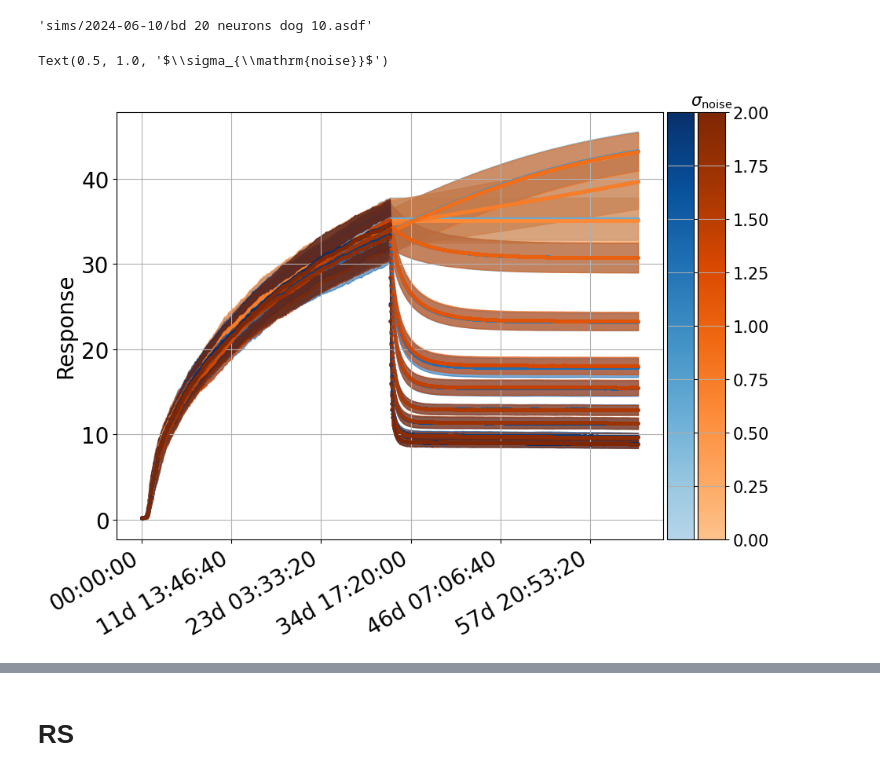
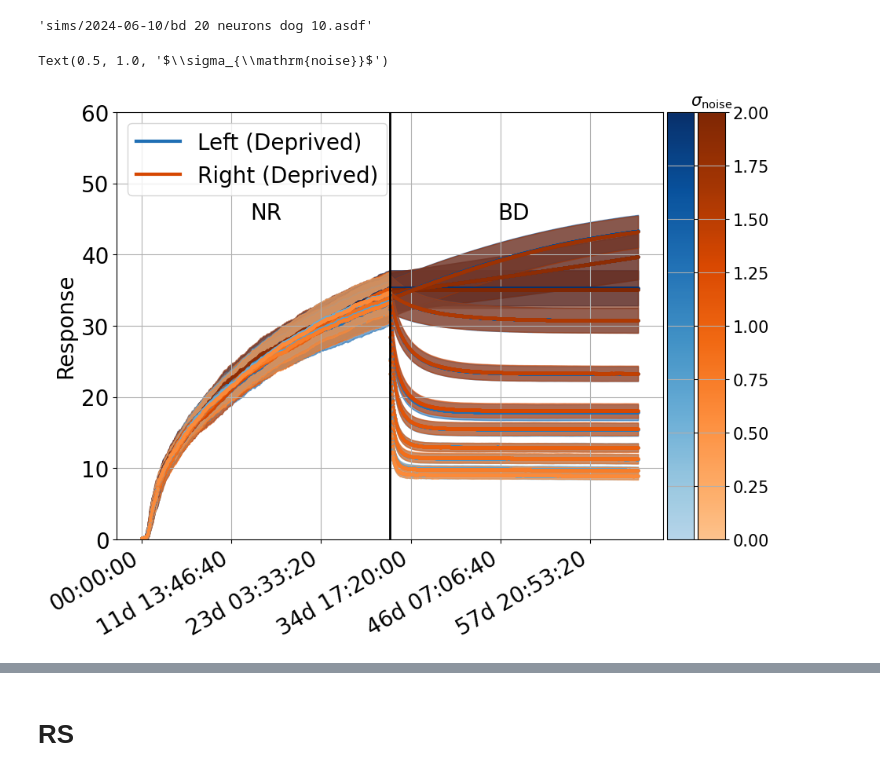
Before and after one commit to bblais/Amblyopia-Simulation, a Jupyter notebook: 2024-06-10 - Plot NR MD BD RS BR.ipynb, the cells around one changed output, grey strips where cells are left out. Saved outputs shown, nothing was run; the diff lists cells and outputs as text; code cells hidden in the pictures.

```diff
--- a/2024-06-10 - Plot NR MD BD RS BR.ipynb
+++ b/2024-06-10 - Plot NR MD BD RS BR.ipynb
@@ -433,37 +447,47 @@ for params in tqdm(all_params):
 
 
 ylabel('Response')
+ylim([0,60])
+
+axvline(x=R.sequence_times[0][-1],color='black', ls='-',lw=2)
+text(mean(R.sequence_times[0]),45,'NR',ha='center')
+text(mean(R.sequence_times[1]),45,'BD',ha='center')
+
+plot([0],[0],'-',color=Blues2(v[5]),label='Left (Deprived)')
+plot([0],[0],'-',color=Oranges2(v[5]),label='Right (Deprived)')
+legend(loc='upper left')
+
 reformat_time_axis()
 
 
 divider = make_axes_locatable(plt.gca())
 ax_cb = divider.new_horizontal(size="5%", pad=0.05)
 ax_cb.grid(False)
 cb1 = mpl.colorbar.ColorbarBase(ax_cb, cmap=Blues2,
                                 norm=mpl.colors.Normalize(vmin=noise_mat[0], vmax=noise_mat[-1]),
                                 orientation='vertical')
 ax_cb.tick_params(axis='y', which='major', labelsize=15)
 ax_cb.grid(True)
 ax_cb.set_yticklabels([])
 
 ax_cb2 = divider.new_horizontal(size="5%", pad=0.05)
 ax_cb2.grid(False)
 cb2 = mpl.colorbar.ColorbarBase(ax_cb2, cmap=Oranges2,
                                 norm=mpl.colors.Normalize(vmin=noise_mat[0], vmax=noise_mat[-1]),
                                 orientation='vertical')
 ax_cb2.tick_params(axis='y', which='major', labelsize=15)
 ax_cb2.grid(True)
 
 
 plt.gcf().add_axes(ax_cb)
 plt.gcf().add_axes(ax_cb2)
 
 
 
 title(r'$\sigma_{\mathrm{noise}}$',fontsize=15)
 # %% [output]
 Text(0.5, 1.0, '$\\sigma_{\\mathrm{noise}}$')
-[figure, old version]
+[figure, new version]
 # %%
 for noise in noise_mat:
     idx=where(noise_mat==noise)[0][0]
```
Also changed, not shown: parts of 8 cells of this notebook, 21 other files.
